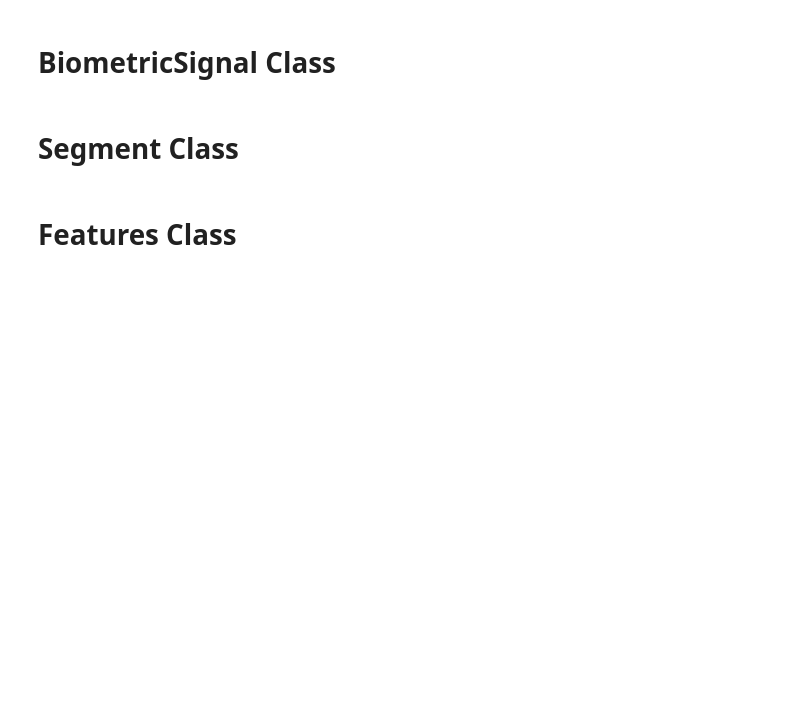
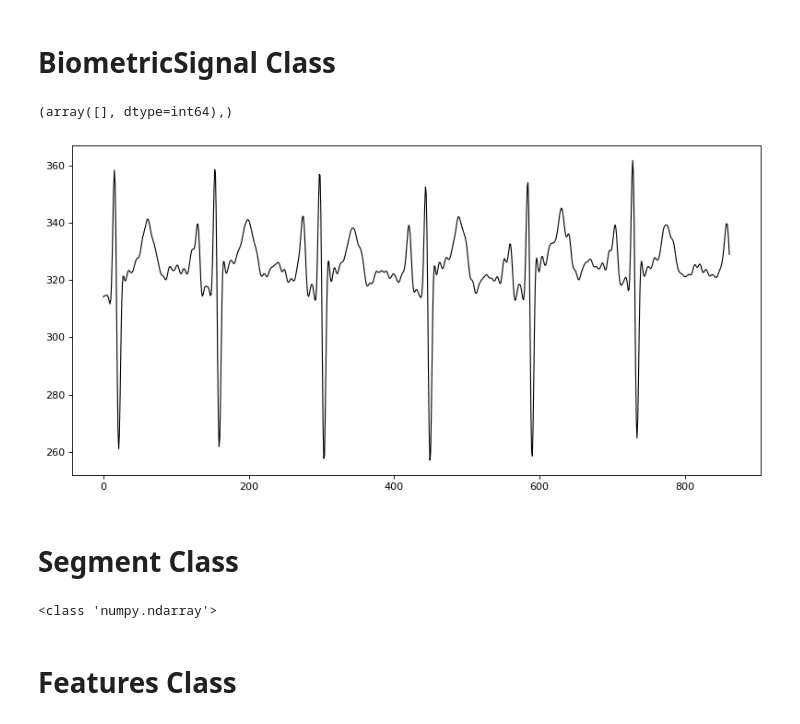
Before and after one commit to Gr-Anderson/FYP, a Jupyter notebook: FYP_code.ipynb, the cells around one changed output. Saved outputs shown, nothing was run; the diff lists cells and outputs as text; code cells hidden in the pictures; blank space fills up the shorter version.

```diff
--- a/FYP_code.ipynb
+++ b/FYP_code.ipynb
@@ -16,7 +16,9 @@ from scipy.signal import argrelextrema
 # %%
 class BiometricSignal:
 
-    captured_signal_csv = "./assets/subject_raw_ecg.csv"
+#     captured_signal_csv = "./assets/subject_raw_ecg.csv"
+    captured_signal_csv = "./subject2.csv"
+#     captured_signal_csv = "./subject3a.csv"
 
     def __init__(self):
 #         self.capture_signal = capture_signal()
@@ -66,7 +68,7 @@ class BiometricSignal:
 
     def amend_signal(self, filtered_signal):
 #         threshold = 400
-        start = 400
+        start = 100
         end = -100
         self.amended_signal = filtered_signal[start:end]
         return self.amended_signal
@@ -74,48 +76,49 @@ class BiometricSignal:
     def find_r_peaks(self, filtered_signal, amended_signal):
 
         threshold = 400
-#         start = 400
+#         start = 100
 #         end = -100
 
 #         amended_signal = amend_signal(filtered_signal)
         no_of_rows = amended_signal.shape[0]
         line_numbers = []
         theVoltage = []
 
 
         for i in range(0, no_of_rows):
             if amended_signal[i] > threshold:
                 theVoltage.append(amended_signal[i])
             else:
                 theVoltage.append(0)
             line_numbers.append(i)
 
 
         ecg_plot = np.concatenate((theVoltage, line_numbers))
 
         self.r_peaks = argrelextrema(ecg_plot, np.greater, order=5)
 
         return self.r_peaks
 
 
 # ----------------------------------------------------------------------------------------------
 #                                       CODE FOR TESTING
 # ----------------------------------------------------------------------------------------------
 TEST_signal = BiometricSignal()
 TEST_filtered_signal = TEST_signal.filter_captured_signal()
 TEST_amended_signal = TEST_signal.amend_signal(TEST_filtered_signal)
 TEST_r_peaks = TEST_signal.find_r_peaks(TEST_filtered_signal, TEST_amended_signal)
 
 print(TEST_signal.r_peaks)
 
-
-#         c.execute("SELECT featuresHigherY FROM templates WHERE name IS 'Sam'")
-#         test_final=(c.fetchone())
-
-#         list3 = json.loads(test_final[0])
-#         print(list3)
-#         conn.commit()
-#         conn.close()
+plt.figure(num=None, figsize=(10, 5), dpi=80, facecolor="w", edgecolor="k")
+plt.plot(TEST_amended_signal, color="#000000", linewidth=1)
+# plt.axis('off')
+# plt.savefig("project_presentation.png", dpi=150, quality=100, bbox_inches='tight')
+plt.tight_layout()
+plt.show()
+# %% [output]
+(array([], dtype=int64),)
+[figure, added]
 # %% [markdown]
 # Segment Class
 # %%
@@ -189,6 +192,8 @@ print(type(TEST_segment.standardised_mean_segment))
 # TEST_standardised_mean_segment = TEST_segment.standardise_mean_segment(TEST_mean_segment)
 
 # END OF SEGMENT CLASS
+# %% [output]
+<class 'numpy.ndarray'>
 # %% [markdown]
 # Features Class
 # %%
```
Also changed, not shown: parts of 7 cells of this notebook, 11 other files.
